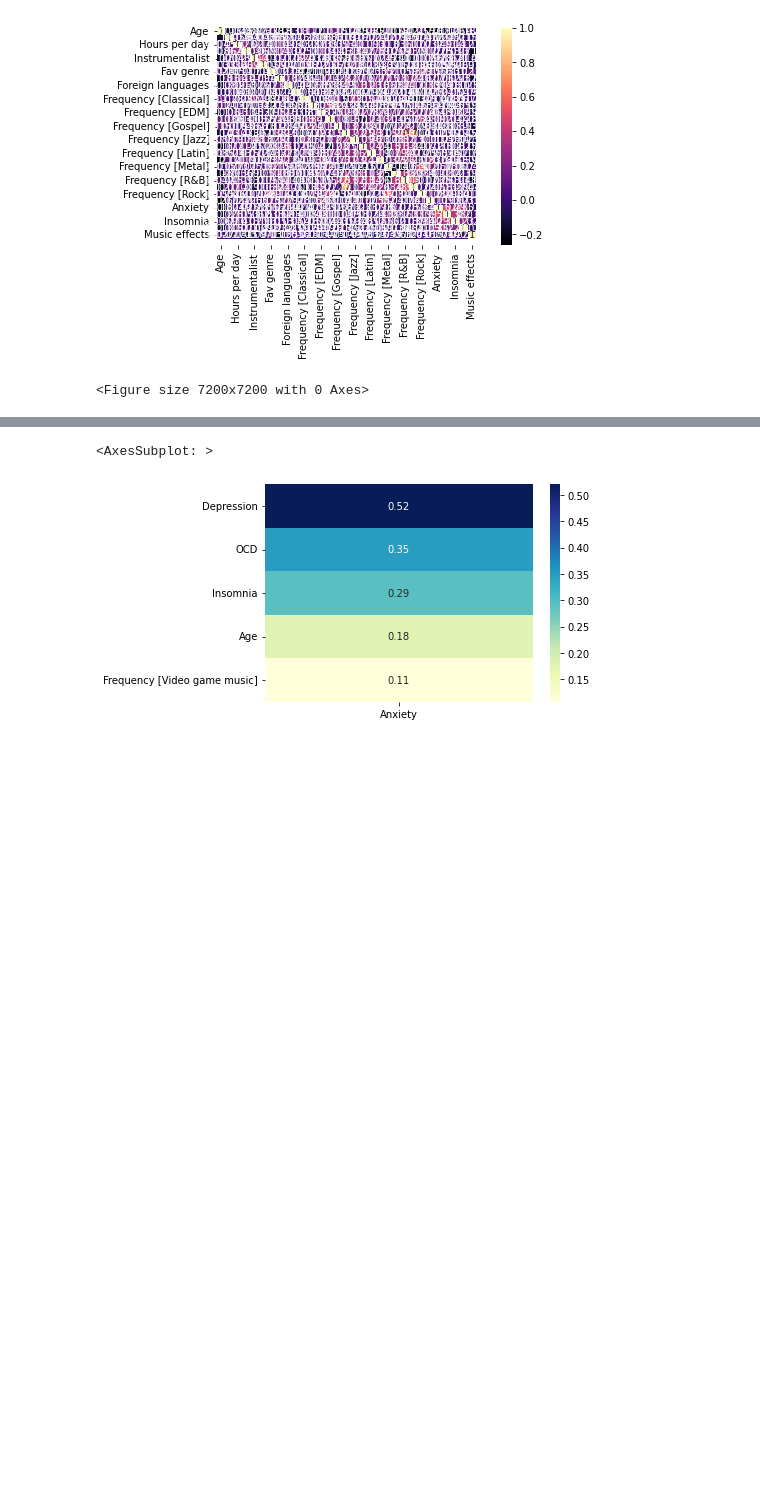
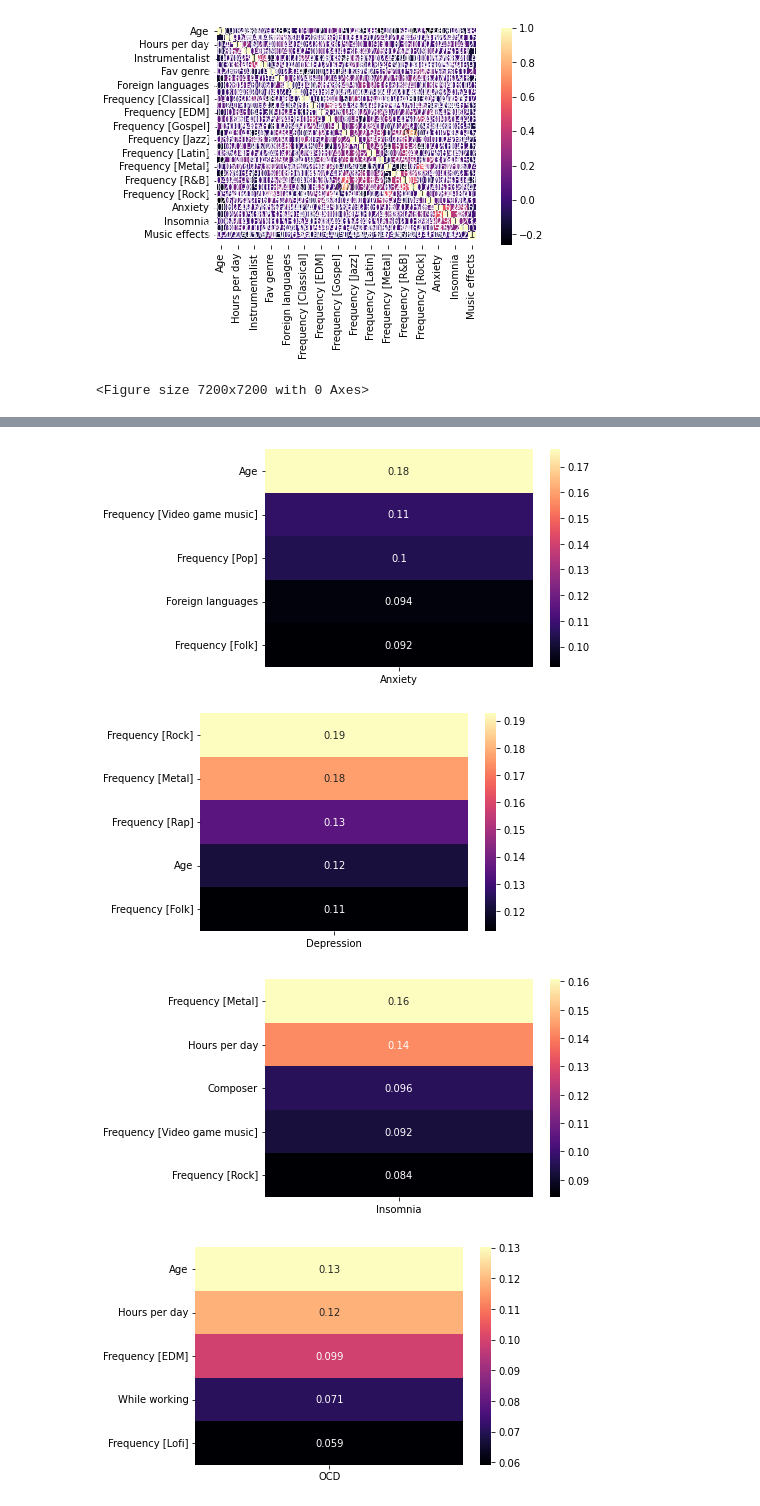
Before and after one commit to DivyanshTiwari23/BRSM_Project, a Jupyter notebook: BRSM_Project_Psyduck.ipynb, the cells around one changed output, grey strips where cells are left out. Drawn from its saved outputs; the diff is of its cells as text; code cells hidden in the pictures; blank space fills up the shorter version.

```diff
--- a/BRSM_Project_Psyduck.ipynb
+++ b/BRSM_Project_Psyduck.ipynb
@@ -80,4 +80,6 @@ plt.show()
 <Figure size 7200x7200 with 0 Axes>
 # %%
 # Remove last 6 columns as they are not required for the analysis
-df.drop(df.columns[[6,7,8,9,10,11]], axis=1, inplace=True)
+df_predict = df.iloc[:, 27:31]
+df_features = df.iloc[:, 0:27]
+df_predict.head()
@@ -84,7 +93,20 @@ df.drop(df.columns[[6,7,8,9,10,11]], axis=1, inplace=True)
 # %%
 # get the top 5 columns with the highest correlation with the variable 'anxiety'
-anxiety_corr = df.corr().abs()['Anxiety'].sort_values(ascending=False)[1:6]
-sns.heatmap(anxiety_corr.to_frame(), annot=True, cmap='YlGnBu')
+# add Anxiety column to df_features
+def get_corr(col):
+    df_features[col] = df_predict[col]
+    anxiety_corr = df_features.corr().abs(
+    )[col].sort_values(ascending=False)[1:6]
+    sns.heatmap(anxiety_corr.to_frame(), annot=True, cmap='magma')
+    plt.show()
+    # drop col from df_features
+    df_features.drop(columns=col, inplace=True)
+
+
+for to_predict in df_predict.columns:
+    get_corr(to_predict)
 # %% [output]
-<AxesSubplot: >
-[figure, old version]
+[figure, new version]
+[figure, added]
+[figure, added]
+[figure, added]
```
Also changed, not shown: parts of 2 cells of this notebook.
